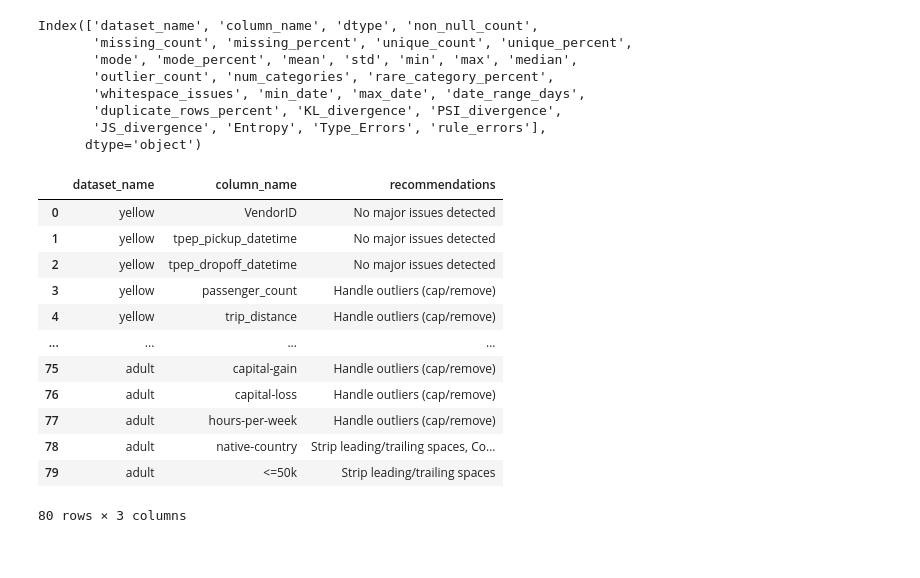
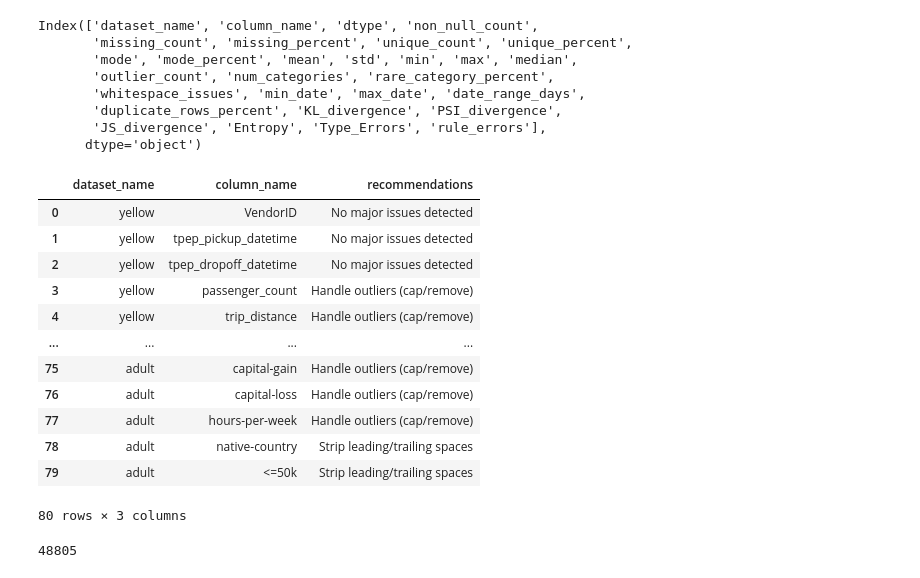
Before and after one commit to Probot-DATA/Data_Quality_Framework, a Jupyter notebook: Code/DQ_Framework.ipynb, the cells around one changed output. Cells and saved outputs as stored; diff of their text form; code cells hidden in the pictures.

```diff
--- a/Code/DQ_Framework.ipynb
+++ b/Code/DQ_Framework.ipynb
@@ -605,37 +545,37 @@ def cleaning_recommendations(meta_data_combined):
         if row['outlier_count'] and row['outlier_count']>0:
             suggestions.append("Handle outliers (cap/remove)")
         if row['whitespace_issues'] and row['whitespace_issues']>0:
             suggestions.append("Strip leading/trailing spaces")
-        if row['rare_category_percent'] and row['rare_category_percent']<5:
+        if row['rare_category_percent'] and row['rare_category_percent']>5:
             suggestions.append("Combine rare categories or resolve typos")
         if row['dtype'] == 'datetime64[ns]' and row['date_range_days'] < 1:
             suggestions.append("Check for incorrect or same date entries")
-        if len(suggestions) == 0:
-            suggestions.append("No major issues detected")
         if row['Type_Errors']>0:
             suggestions.append("Missmatch type detected")
         if row['rule_errors']>0:
             suggestions.append("Buisness rule violated")
+        if len(suggestions) == 0:
+            suggestions.append("No major issues detected")
         recs.append({
             "dataset_name": row["dataset_name"],
             "column_name": row["column_name"],
             "recommendations": ", ".join(suggestions)
         })
 
     return pd.DataFrame(recs)
-recommendations=cleaning_recommendations(meta_table_combined)
+recommendations=cleaning_recommendations(meta_table_combined)#step 2
 recommendations
 # %% [output]
 |  | dataset_name | column_name | recommendations |
 | 0 | yellow | VendorID | No major issues detected |
 | 1 | yellow | tpep_pickup_datetime | No major issues detected |
 | 2 | yellow | tpep_dropoff_datetime | No major issues detected |
 | 3 | yellow | passenger_count | Handle outliers (cap/remove) |
 | 4 | yellow | trip_distance | Handle outliers (cap/remove) |
 | ... | ... | ... | ... |
 | 75 | adult | capital-gain | Handle outliers (cap/remove) |
 | 76 | adult | capital-loss | Handle outliers (cap/remove) |
 | 77 | adult | hours-per-week | Handle outliers (cap/remove) |
-| 78 | adult | native-country | Strip leading/trailing spaces, Co... |
+| 78 | adult | native-country | Strip leading/trailing spaces |
 | 79 | adult | <=50k | Strip leading/trailing spaces |
 80 rows × 3 columns
@@ -782,0 +730,4 @@ for item in dataset_list:
+# %%
+len(dataset_list_cleaned[3])
+# %% [output]
+48805
```
Also changed, not shown: parts of 27 cells of this notebook.
